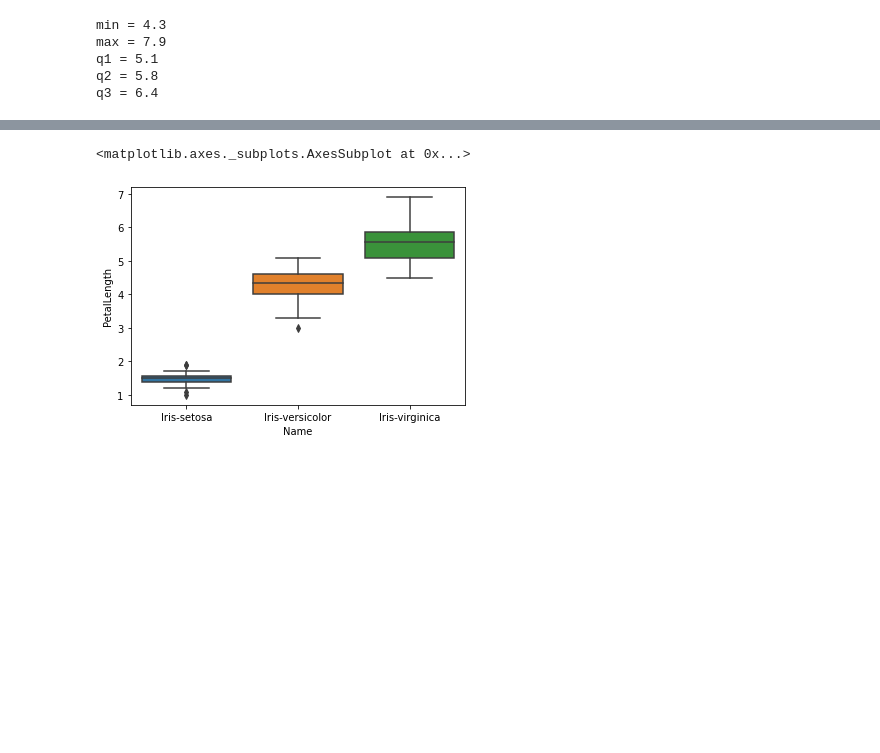
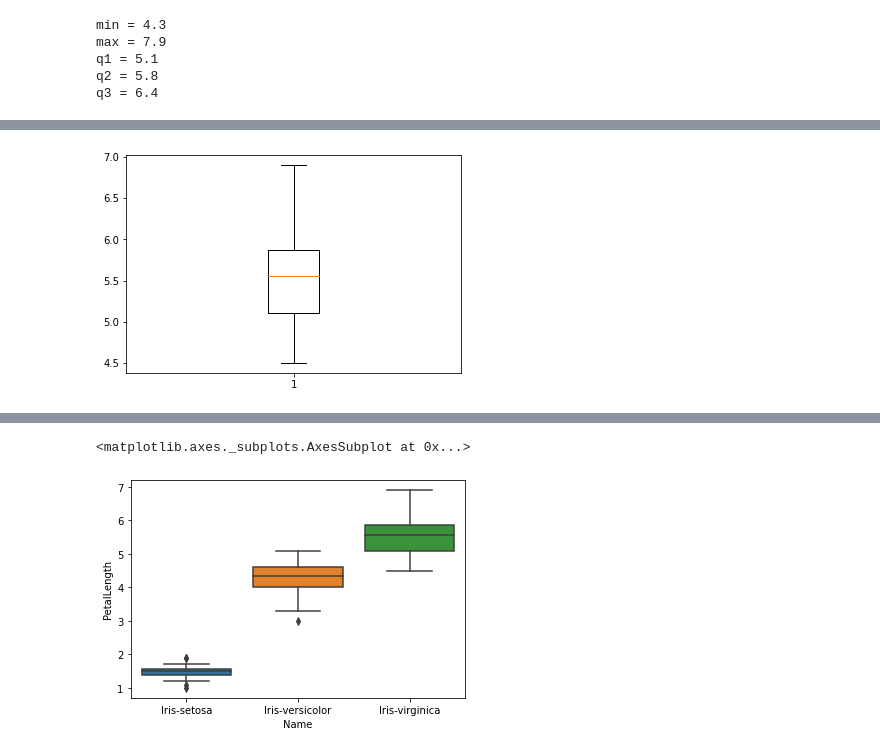
Before and after one commit to jittakorn-ch/data_viz_2022, a Jupyter notebook: DataViz02_Data_Distribution.ipynb, the cells around one changed output, grey strips where cells are left out. Saved outputs shown, nothing was run; the diff lists cells and outputs as text; code cells hidden in the pictures; blank space fills up the shorter version.

```diff
--- a/DataViz02_Data_Distribution.ipynb
+++ b/DataViz02_Data_Distribution.ipynb
@@ -300,0 +343,5 @@ q3 = 6.4
+# %%
+virginica = df[df['Name']=='Iris-virginica']
+plt.boxplot(virginica['PetalLength']);
+# %% [output]
+[figure, added]
```
Also changed, not shown: parts of 16 cells of this notebook.
